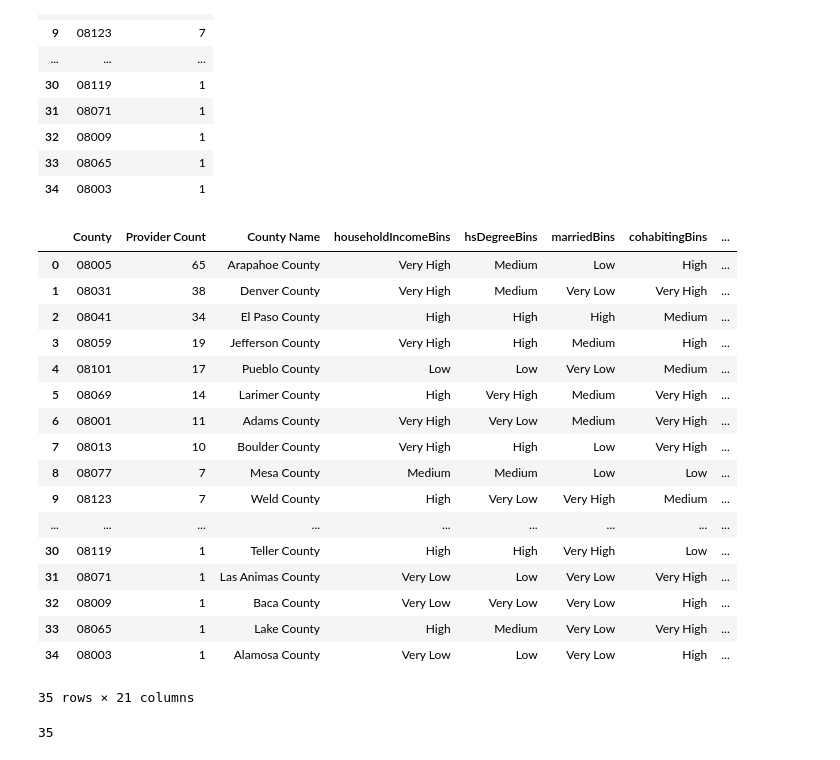
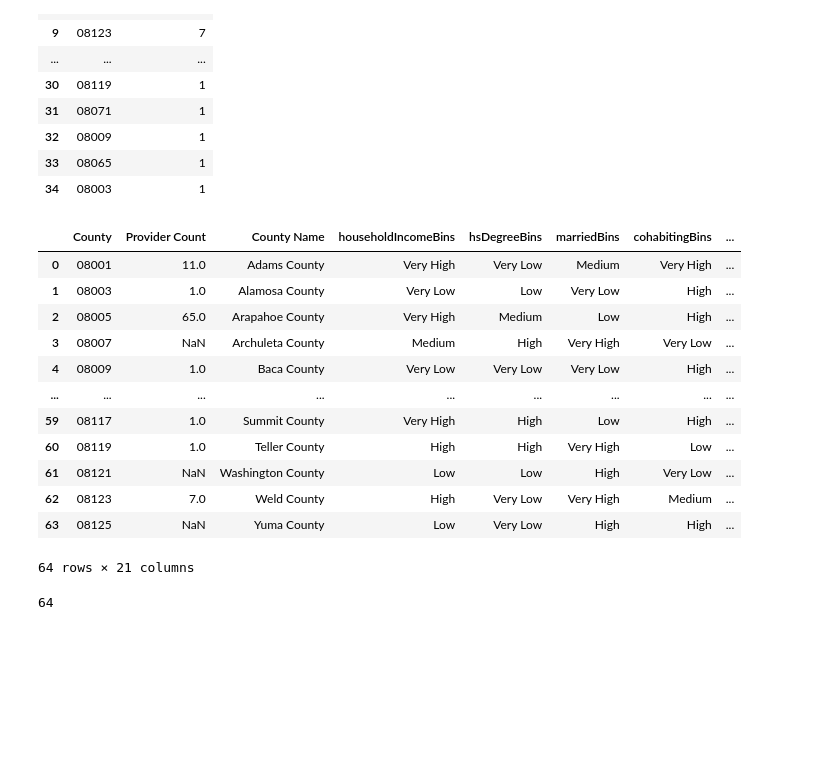
Before and after one commit to erinbest017/COMP4447Hospice, a Jupyter notebook: Code/mainCounty.ipynb, the cells around one changed output. Saved outputs shown, nothing was run; the diff lists cells and outputs as text; code cells hidden in the pictures; blank space fills up the shorter version.

```diff
--- a/Code/mainCounty.ipynb
+++ b/Code/mainCounty.ipynb
@@ -851,29 +851,24 @@ providerCounts
 | 34 | 08003 | 1 |
 # %%
 ## Merge Count of Providers per CensusTract with ACS Data information
-mergedTable = pd.merge(providerCounts, acsTable, on = 'County', how = 'left')
+mergedTable = pd.merge(providerCounts, acsTable, on = 'County', how = 'right')
 mergedTable
 # %% [output]
 |  | County | Provider Count | County Name | householdIncomeBins | hsDegreeBins | marriedBins | cohabitingBins | ... |
-| 0 | 08005 | 65 | Arapahoe County | Very High | Medium | Low | High | ... |
-| 1 | 08031 | 38 | Denver County | Very High | Medium | Very Low | Very High | ... |
-| 2 | 08041 | 34 | El Paso County | High | High | High | Medium | ... |
-| 3 | 08059 | 19 | Jefferson County | Very High | High | Medium | High | ... |
-| 4 | 08101 | 17 | Pueblo County | Low | Low | Very Low | Medium | ... |
-| 5 | 08069 | 14 | Larimer County | High | Very High | Medium | Very High | ... |
-| 6 | 08001 | 11 | Adams County | Very High | Very Low | Medium | Very High | ... |
-| 7 | 08013 | 10 | Boulder County | Very High | High | Low | Very High | ... |
-| 8 | 08077 | 7 | Mesa County | Medium | Medium | Low | Low | ... |
-| 9 | 08123 | 7 | Weld County | High | Very Low | Very High | Medium | ... |
+| 0 | 08001 | 11.0 | Adams County | Very High | Very Low | Medium | Very High | ... |
+| 1 | 08003 | 1.0 | Alamosa County | Very Low | Low | Very Low | High | ... |
+| 2 | 08005 | 65.0 | Arapahoe County | Very High | Medium | Low | High | ... |
+| 3 | 08007 | NaN | Archuleta County | Medium | High | Very High | Very Low | ... |
+| 4 | 08009 | 1.0 | Baca County | Very Low | Very Low | Very Low | High | ... |
 | ... | ... | ... | ... | ... | ... | ... | ... | ... |
-| 30 | 08119 | 1 | Teller County | High | High | Very High | Low | ... |
-| 31 | 08071 | 1 | Las Animas County | Very Low | Low | Very Low | Very High | ... |
-| 32 | 08009 | 1 | Baca County | Very Low | Very Low | Very Low | High | ... |
-| 33 | 08065 | 1 | Lake County | High | Medium | Very Low | Very High | ... |
-| 34 | 08003 | 1 | Alamosa County | Very Low | Low | Very Low | High | ... |
+| 59 | 08117 | 1.0 | Summit County | Very High | High | Low | High | ... |
+| 60 | 08119 | 1.0 | Teller County | High | High | Very High | Low | ... |
+| 61 | 08121 | NaN | Washington County | Low | Low | High | Very Low | ... |
+| 62 | 08123 | 7.0 | Weld County | High | Very Low | Very High | Medium | ... |
+| 63 | 08125 | NaN | Yuma County | Low | Very Low | High | High | ... |
-35 rows × 21 columns
+64 rows × 21 columns
 # %%
-## Check length of mergedTable
+## Check length of mergedTable -- Should be 64 to correspond with 64 counties
 len(mergedTable)
 # %% [output]
-35
+64
```
Also changed, not shown: parts of 2 cells of this notebook, 1 other file.
